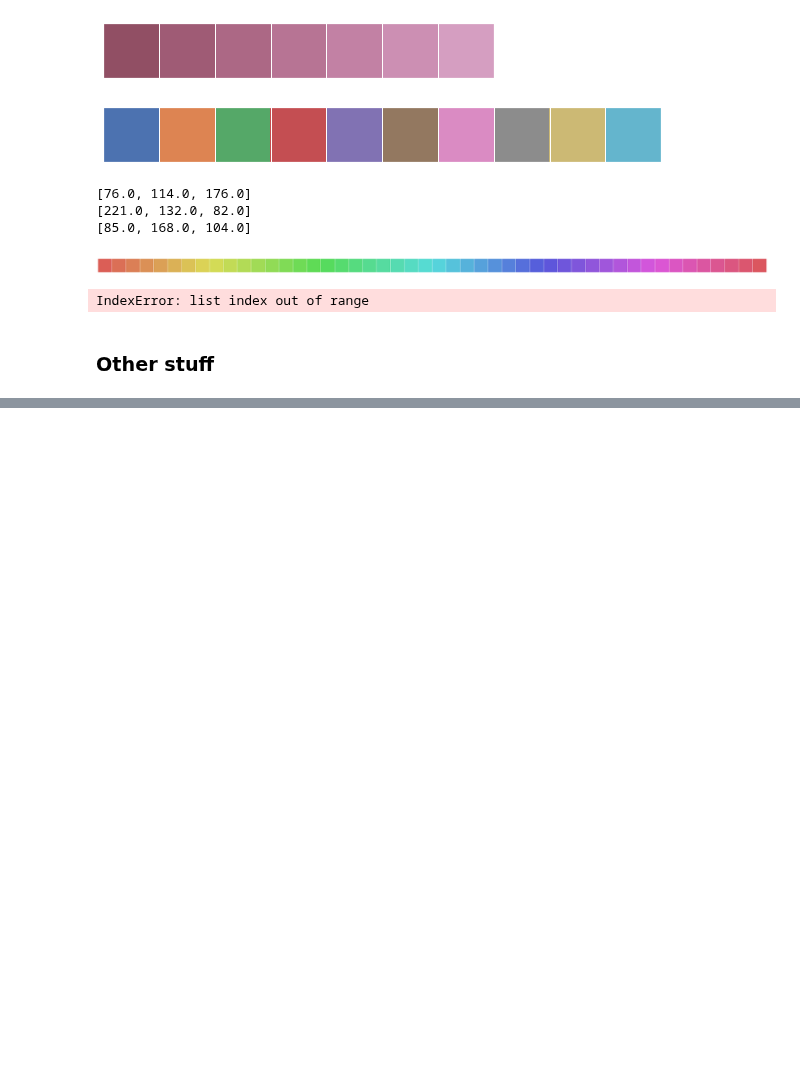
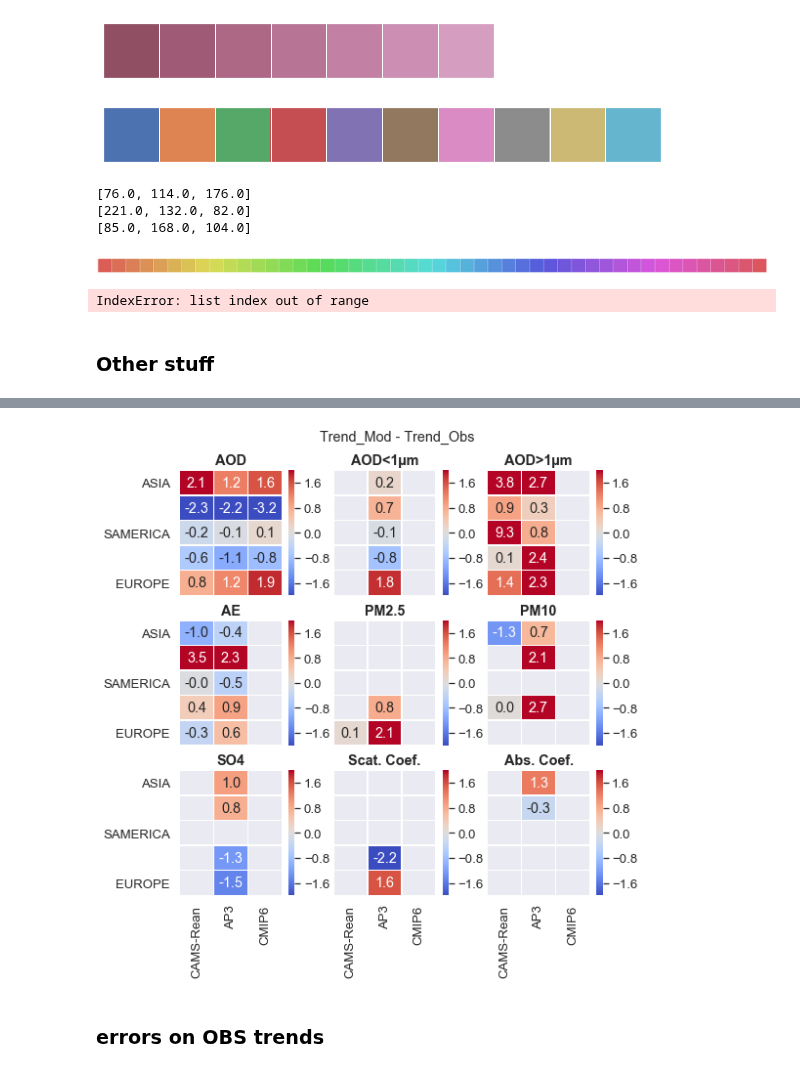
Before and after one commit to AugustinMortier/aerosol_trends, a Jupyter notebook: scripts/heatmap.ipynb, the cells around one changed output, grey strips where cells are left out. Saved outputs shown, nothing was run; the diff lists cells and outputs as text; code cells hidden in the pictures; blank space fills up the shorter version.

```diff
--- a/scripts/heatmap.ipynb
+++ b/scripts/heatmap.ipynb
@@ -1425,0 +1461,5 @@ print(rslp.to_latex())
+# %%
+dict_of_df = {k: pd.DataFrame(v) for k,v in RSLPS.items()}
+df = pd.concat(dict_of_df, axis=1)
+# %%
+df = df.transpose()
@@ -1425,0 +1468,51 @@ print(rslp.to_latex())
+# %%
+diff = {}
+for grp in grps:
+    if grp!='OBS':
+        diff[grp] = df[grp].subtract(df['OBS'])
+# %%
+df2 = pd.DataFrame(diff)
+# %%
+#make a 3*3 figure
+nl, nc = 3, 3
+fig, axs = plt.subplots(nl, nc, sharex='col', sharey='row')
+# add a big axes, hide frame
+fig.add_subplot(111, frameon=False)
+il, ic = 0, 0
+
+for param in parameters:
+    df3 = df2.loc[param]
+
+    #get current axes
+    ax = axs[il, ic]
+
+    hm = sns.heatmap(df3, vmin=-2, vmax=2, center=0, cmap='coolwarm',
+                    annot=True, fmt=".1f", linewidth=0.5, cbar=True,
+                    square=False, ax=ax
+                   )
+    ax.set_title(param, fontweight='bold')
+
+
+    #set next axis
+    if ic<nc-1:
+        ic+=1
+    else:
+        il+=1
+        ic=0
+
+#change size of the figure
+# hide tick and tick label of the big axes
+plt.tick_params(labelcolor=None, top=False, bottom=False, left=False, right=False)
+plt.grid(False)
+plt.xticks([])
+plt.yticks([])
+
+#set ylabel for the plot
+plt.title('Trend_Mod - Trend_Obs',pad=30)
+
+fx = .5
+fig.set_size_inches(16*fx,16*fx)
+# %% [output]
+[figure, added]
+# %% [markdown]
+### errors on OBS trends
```
Also changed, not shown: parts of 6 cells of this notebook, 9 other files.
